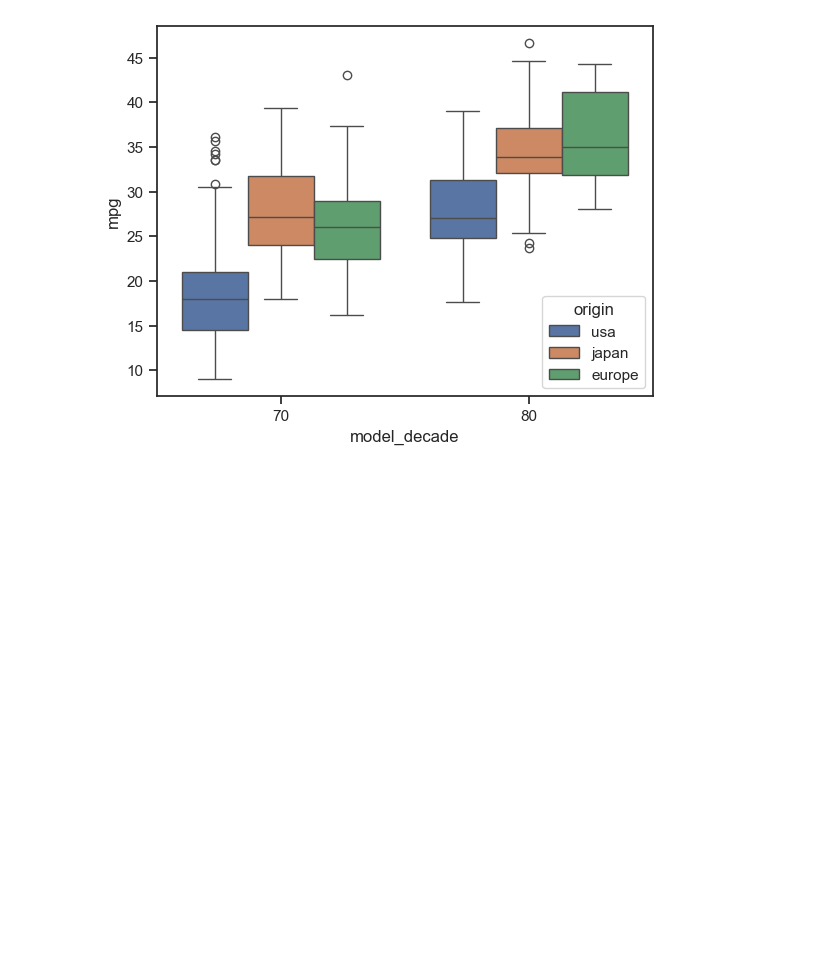
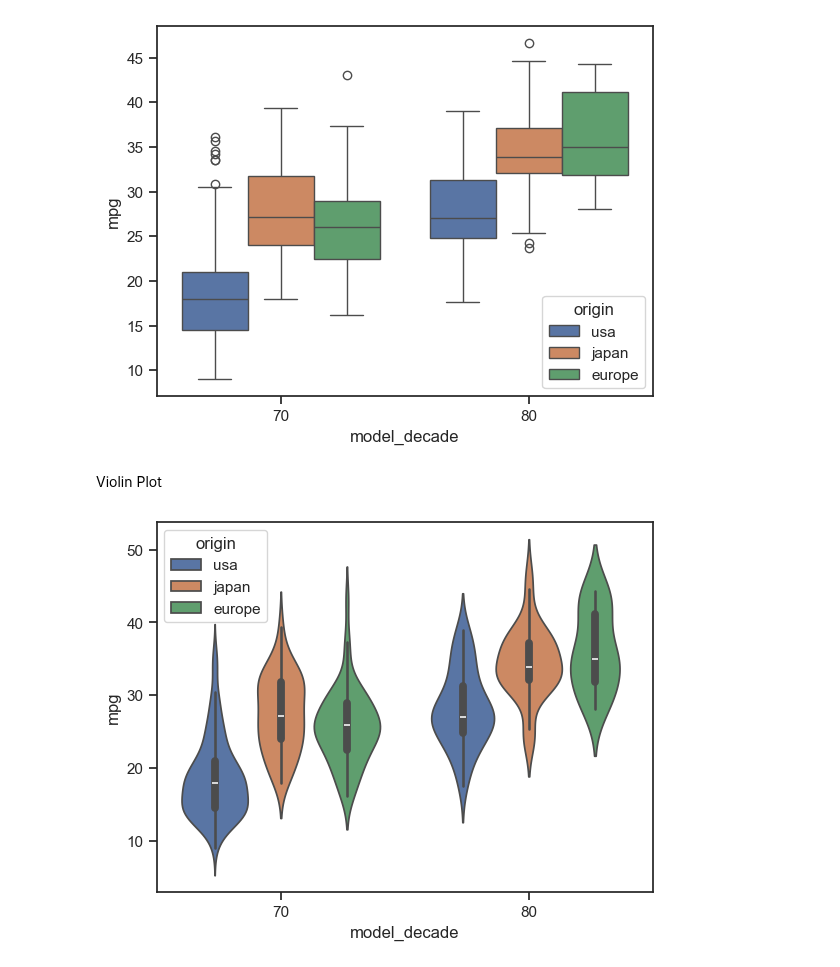
Before and after one commit to pilotbear-coder/DAE-Project, a Jupyter notebook: Seaborn Complex Vis/Seaborn Complext Vis.ipynb, the cells around one changed output. Cells and saved outputs as stored; diff of their text form; code cells hidden in the pictures; blank space fills up the shorter version.

Commit message:
updated violin plots

```diff
--- a/Seaborn Complex Vis/Seaborn Complext Vis.ipynb
+++ b/Seaborn Complex Vis/Seaborn Complext Vis.ipynb
@@ -155,3 +155,13 @@ sns.boxplot(x='model_decade',
 plt.show()
 # %% [output]
 [figure]
+# %% [markdown]
+Violin Plot
+# %%
+sns.violinplot(x='model_decade',
+               y='mpg',
+               data=mpg_df,
+               hue='origin')
+plt.show()
+# %% [output]
+[figure, added]
```
